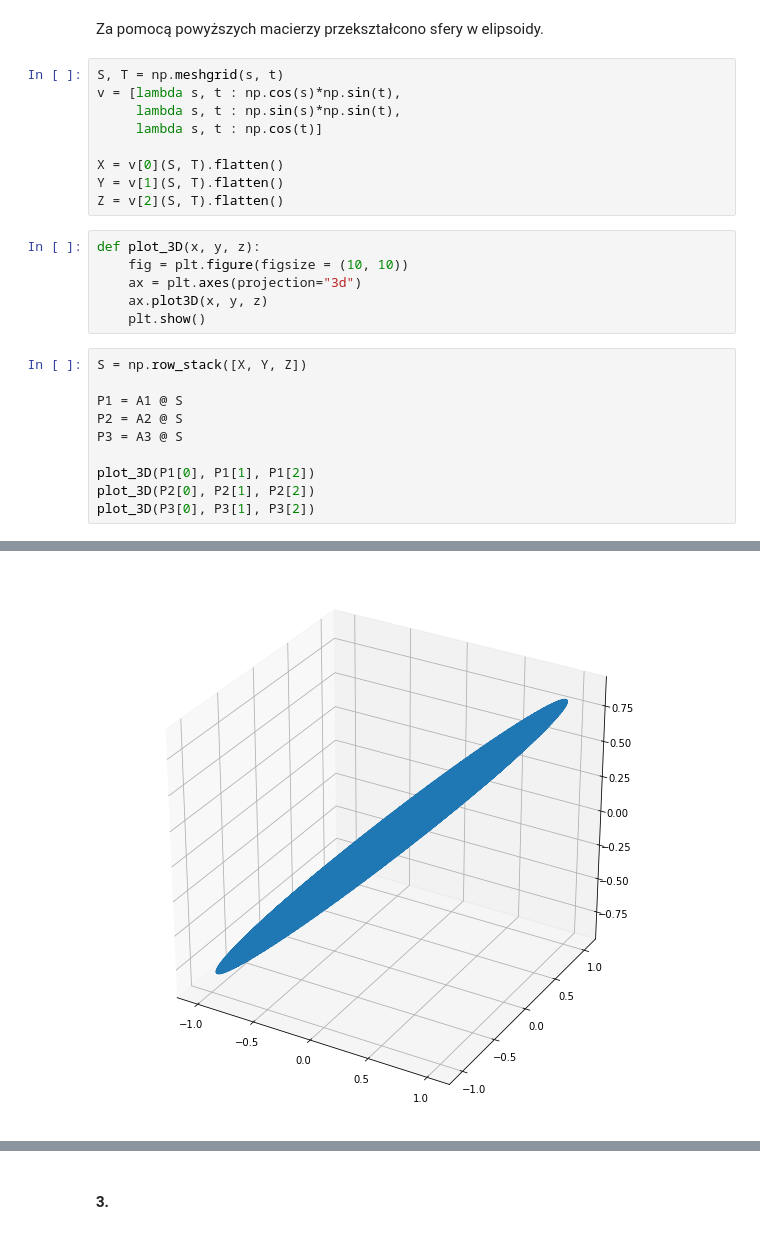
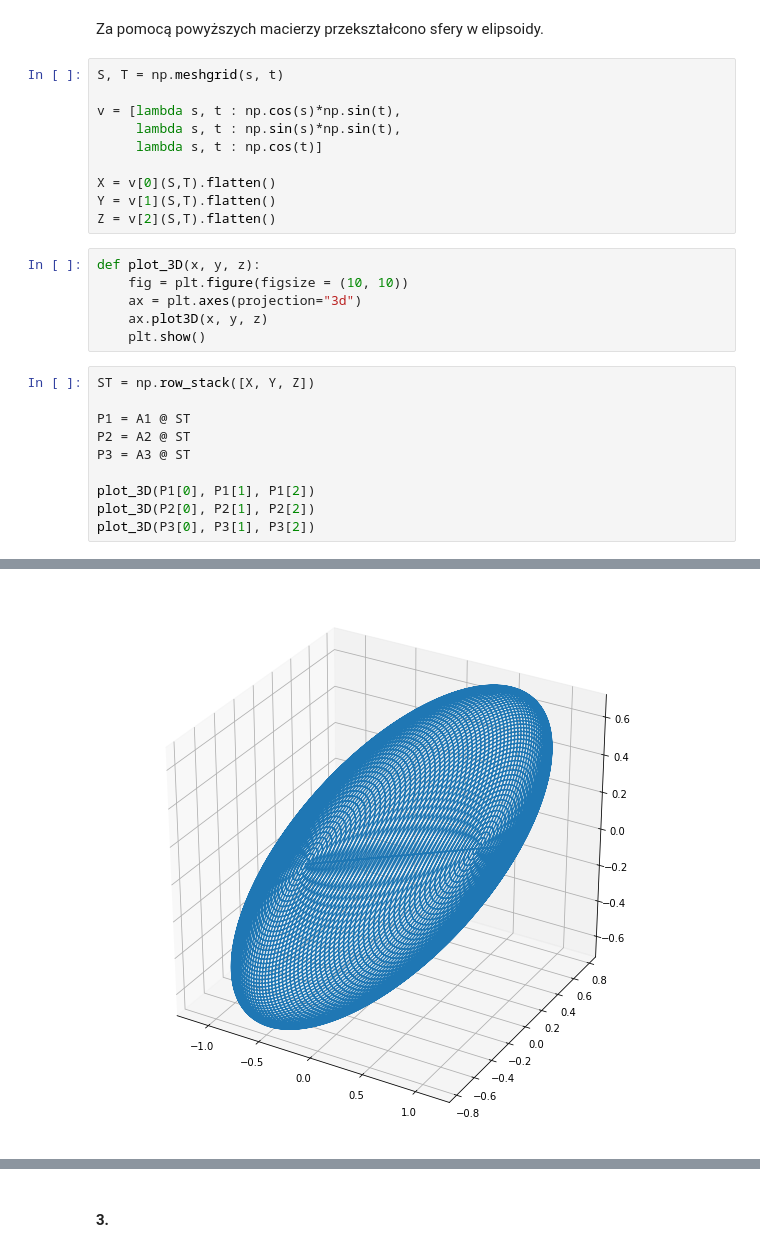
Before and after one commit to AlexMaz99/MOwNiT, a Jupyter notebook: lab3/report3.ipynb, the cells around one changed output, grey strips where cells are left out. Cells and saved outputs as stored; diff of their text form.

```diff
--- a/lab3/report3.ipynb
+++ b/lab3/report3.ipynb
@@ -67,13 +67,14 @@ A1, A2, A3
 Za pomocą powyższych macierzy przekształcono sfery w elipsoidy.
 # %%
 S, T = np.meshgrid(s, t)
+
 v = [lambda s, t : np.cos(s)*np.sin(t),
      lambda s, t : np.sin(s)*np.sin(t),
      lambda s, t : np.cos(t)]
 
-X = v[0](S, T).flatten()
-Y = v[1](S, T).flatten()
-Z = v[2](S, T).flatten()
+X = v[0](S,T).flatten()
+Y = v[1](S,T).flatten()
+Z = v[2](S,T).flatten()
 # %%
 def plot_3D(x, y, z):
     fig = plt.figure(figsize = (10, 10))
@@ -81,11 +82,11 @@ def plot_3D(x, y, z):
     ax.plot3D(x, y, z)
     plt.show()
 # %%
-S = np.row_stack([X, Y, Z])
+ST = np.row_stack([X, Y, Z])
 
-P1 = A1 @ S
-P2 = A2 @ S
-P3 = A3 @ S
+P1 = A1 @ ST
+P2 = A2 @ ST
+P3 = A3 @ ST
 
 plot_3D(P1[0], P1[1], P1[2])
 plot_3D(P2[0], P2[1], P2[2])
@@ -95 +96 @@ plot_3D(P3[0], P3[1], P3[2])
-[figure, old version]
+[figure, new version]
```
Also changed, not shown: parts of 38 cells of this notebook.
